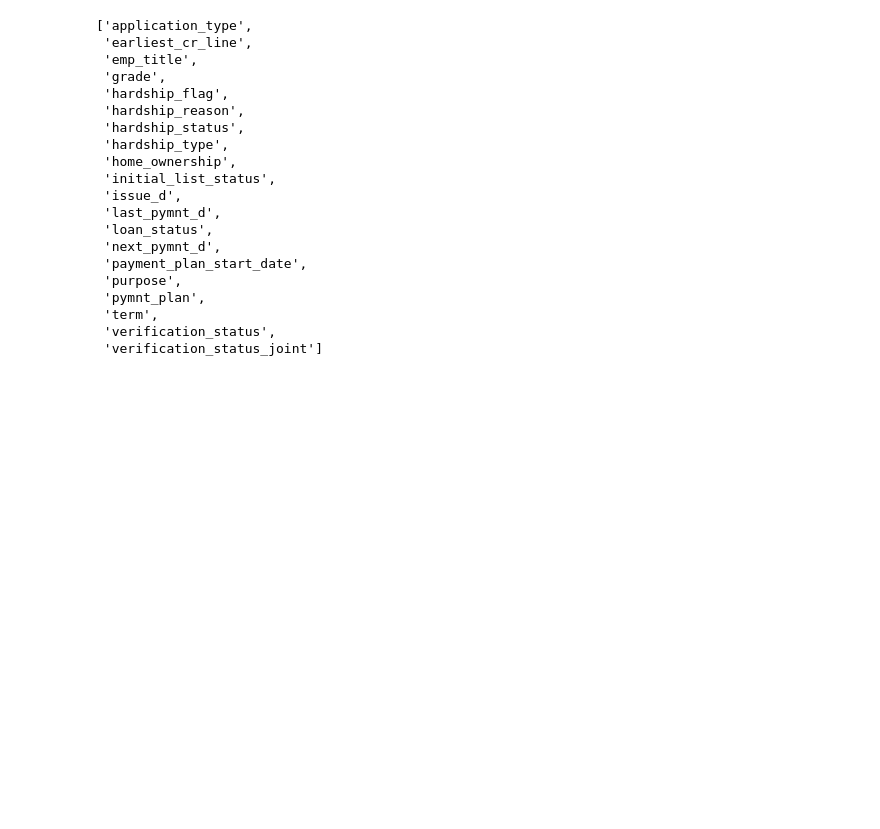
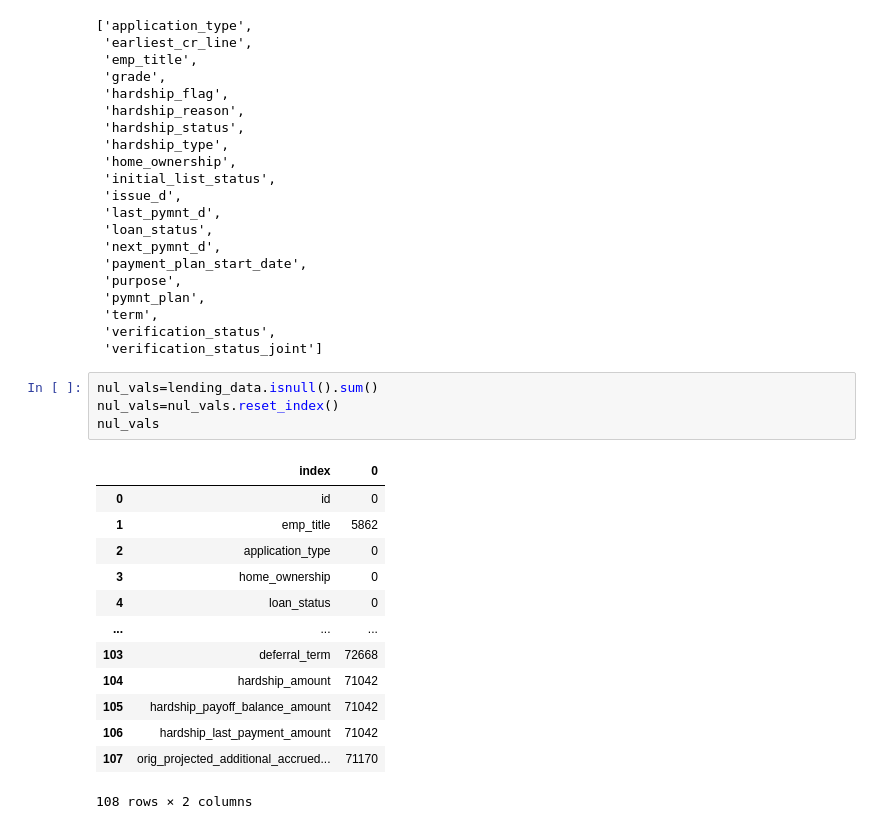
Before and after one commit to benafshapostwala/Data_Mining_CW, a Jupyter notebook: Data_Mining_CW2.ipynb, the cells around one changed output. Cells and saved outputs as stored; diff of their text form; blank space fills up the shorter version.

```diff
--- a/Data_Mining_CW2.ipynb
+++ b/Data_Mining_CW2.ipynb
@@ -66,3 +82,21 @@ Categorical_variables
  'term',
  'verification_status',
  'verification_status_joint']
+# %%
+nul_vals=lending_data.isnull().sum()
+nul_vals=nul_vals.reset_index()
+nul_vals
+# %% [output]
+|  | index | 0 |
+| 0 | id | 0 |
+| 1 | emp_title | 5862 |
+| 2 | application_type | 0 |
+| 3 | home_ownership | 0 |
+| 4 | loan_status | 0 |
+| ... | ... | ... |
+| 103 | deferral_term | 72668 |
+| 104 | hardship_amount | 71042 |
+| 105 | hardship_payoff_balance_amount | 71042 |
+| 106 | hardship_last_payment_amount | 71042 |
+| 107 | orig_projected_additional_accrued... | 71170 |
+108 rows × 2 columns
```
Also changed, not shown: parts of 3 cells of this notebook.
